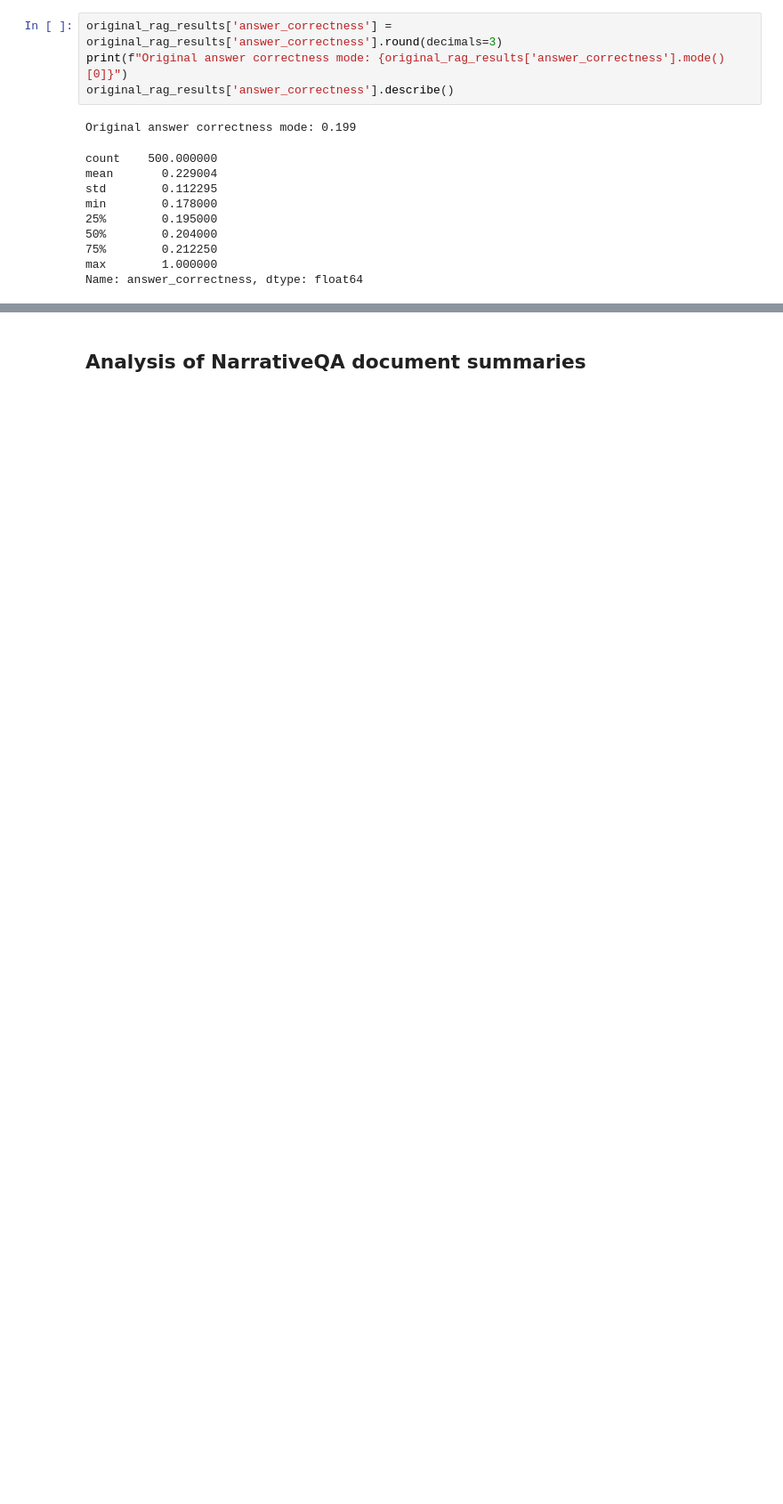
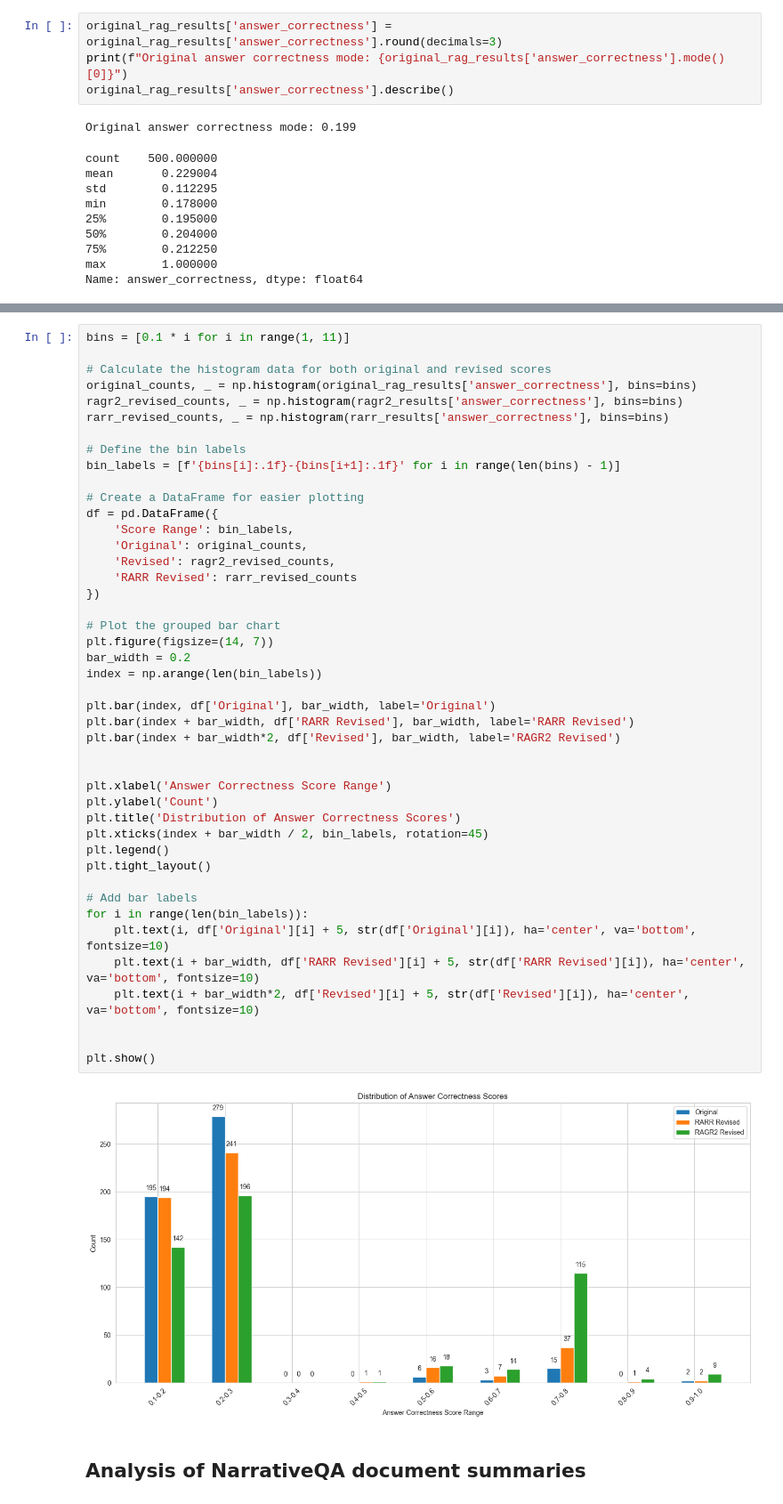
Before and after one commit to KremerML/RAGR2, a Jupyter notebook: notebooks/RAG_initial_exploration.ipynb, the cells around one changed output, grey strips where cells are left out. Shown at 89% size. Cells and saved outputs as stored; diff of their text form; blank space fills up the shorter version.

```diff
--- a/notebooks/RAG_initial_exploration.ipynb
+++ b/notebooks/RAG_initial_exploration.ipynb
@@ -592,3 +647,49 @@ analysis(
+# %%
+bins = [0.1 * i for i in range(1, 11)]
+
+# Calculate the histogram data for both original and revised scores
+original_counts, _ = np.histogram(original_rag_results['answer_correctness'], bins=bins)
+ragr2_revised_counts, _ = np.histogram(ragr2_results['answer_correctness'], bins=bins)
+rarr_revised_counts, _ = np.histogram(rarr_results['answer_correctness'], bins=bins)
+
+# Define the bin labels
+bin_labels = [f'{bins[i]:.1f}-{bins[i+1]:.1f}' for i in range(len(bins) - 1)]
+
+# Create a DataFrame for easier plotting
+df = pd.DataFrame({
+    'Score Range': bin_labels,
+    'Original': original_counts,
+    'Revised': ragr2_revised_counts,
+    'RARR Revised': rarr_revised_counts
+})
+
+# Plot the grouped bar chart
+plt.figure(figsize=(14, 7))
+bar_width = 0.2
+index = np.arange(len(bin_labels))
+
+plt.bar(index, df['Original'], bar_width, label='Original')
+plt.bar(index + bar_width, df['RARR Revised'], bar_width, label='RARR Revised')
+plt.bar(index + bar_width*2, df['Revised'], bar_width, label='RAGR2 Revised')
+
+
+plt.xlabel('Answer Correctness Score Range')
+plt.ylabel('Count')
+plt.title('Distribution of Answer Correctness Scores')
+plt.xticks(index + bar_width / 2, bin_labels, rotation=45)
+plt.legend()
+plt.tight_layout()
+
+# Add bar labels
+for i in range(len(bin_labels)):
+    plt.text(i, df['Original'][i] + 5, str(df['Original'][i]), ha='center', va='bottom', fontsize=10)
+    plt.text(i + bar_width, df['RARR Revised'][i] + 5, str(df['RARR Revised'][i]), ha='center', va='bottom', fontsize=10)
+    plt.text(i + bar_width*2, df['Revised'][i] + 5, str(df['Revised'][i]), ha='center', va='bottom', fontsize=10)
+
+
+plt.show()
+# %% [output]
+[figure, added]
 # %% [markdown]
 ## Analysis of NarrativeQA document summaries
 # %%
```
Also changed, not shown: parts of 10 cells of this notebook.
